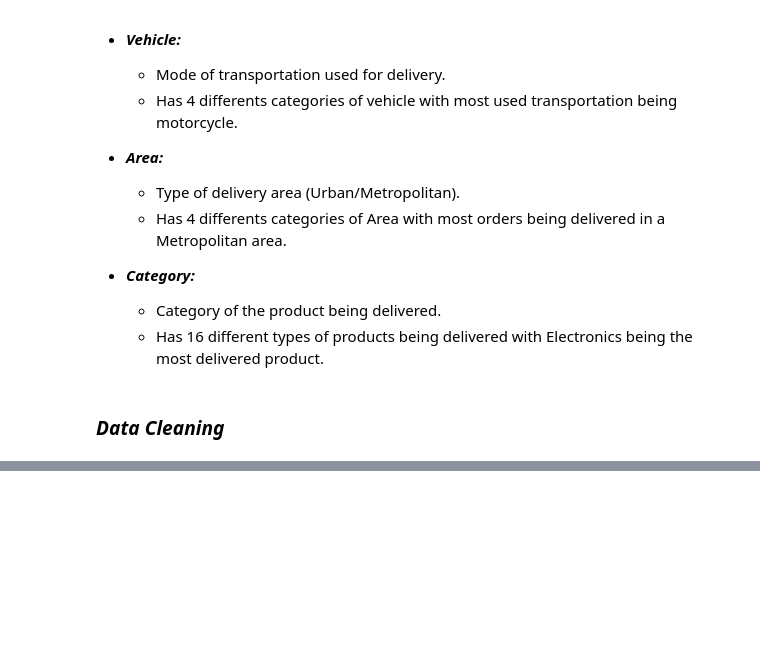
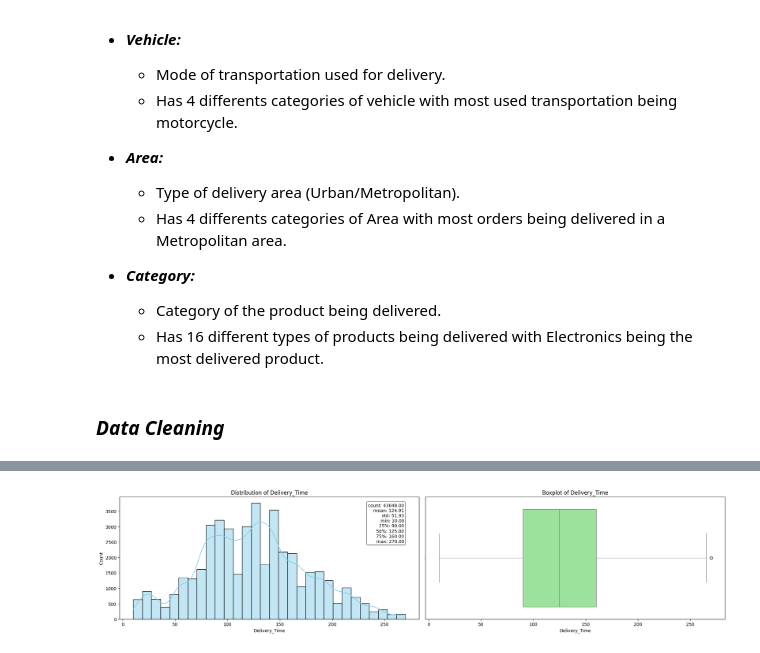
Before and after one commit to Pooja-Spandana/Amazon_DeliveryTime_Prediction, a Jupyter notebook: Notebooks/Data_cleaning_&_EDA.ipynb, the cells around one changed output, grey strips where cells are left out. Saved outputs shown, nothing was run; the diff lists cells and outputs as text; code cells hidden in the pictures; blank space fills up the shorter version.

```diff
--- a/Notebooks/Data_cleaning_&_EDA.ipynb
+++ b/Notebooks/Data_cleaning_&_EDA.ipynb
@@ -224,0 +309,7 @@ data.describe(include='object').T
+# %%
+# Drop rows where any of these columns are missing
+clean_data = clean_data.dropna(subset=['Order_Time', 'Weather', 'Traffic'])
+
+# Verify
+print("Remaining rows:", clean_data.shape[0])
+print(clean_data.isnull().sum())
@@ -224,0 +335,9 @@ data.describe(include='object').T
+# %%
+# Convert Date & time features to Datetime dtype
+clean_data['Order_Date'] = pd.to_datetime(clean_data['Order_Date'], errors='coerce')
+clean_data['Order_Time'] = pd.to_datetime(clean_data['Order_Time'], format="%H:%M:%S", errors='coerce')
+clean_data['Pickup_Time'] = pd.to_datetime(clean_data['Pickup_Time'], format="%H:%M:%S", errors='coerce')
+
+# Convert object dtypes to category to reduce memory
+for col in ['Weather', 'Traffic', 'Vehicle', 'Area', 'Category']:
+    clean_data[col] = clean_data[col].astype('category')
@@ -224,0 +418,4 @@ data.describe(include='object').T
+# %%
+# New Feature Engineered dataset
+fe_dataset = feature_engineering(clean_data)
+fe_dataset.head()
@@ -224,0 +451,4 @@ data.describe(include='object').T
+# %%
+# Create a folder to store analysis images
+output_dir = "../Reports/Analysis_Images"
+os.makedirs(output_dir, exist_ok=True)
@@ -224,0 +525,5 @@ data.describe(include='object').T
+# %%
+# Target Variable Analysis
+plot_feature_distribution(fe_dataset, 'Delivery_Time')
+# %% [output]
+[figure, added]
```
Also changed, not shown: parts of 65 cells of this notebook, 18 other files.
